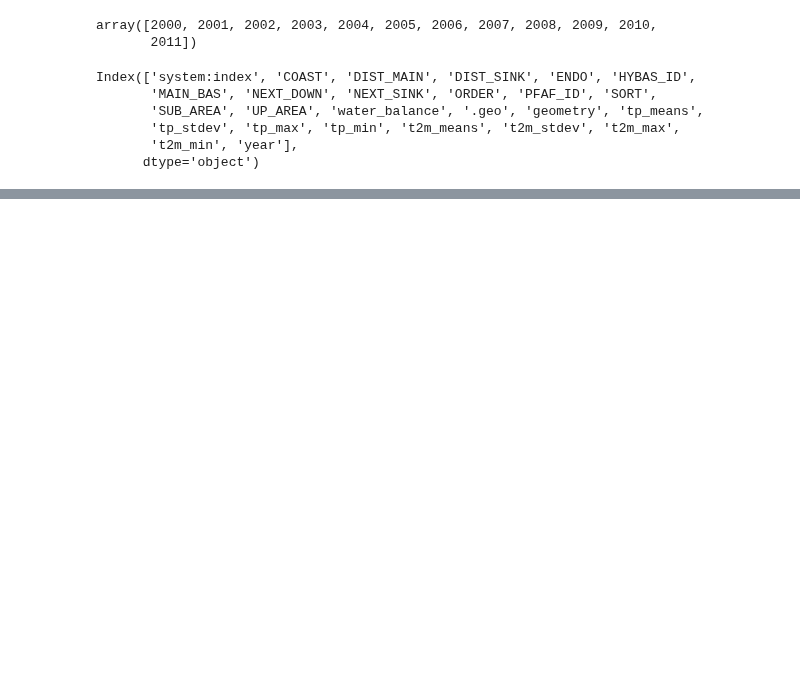
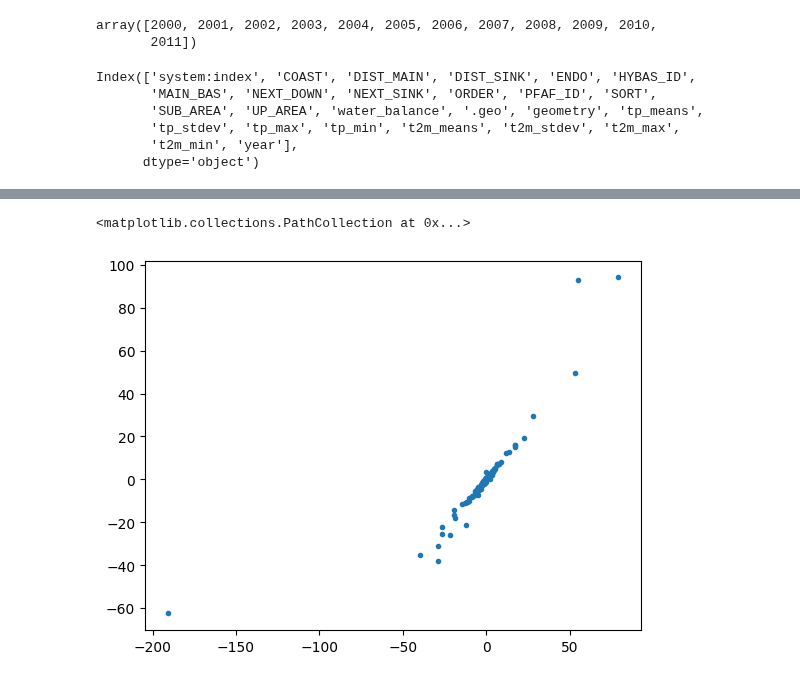
Before and after one commit to 4DModeller/tblakes, a Jupyter notebook: back_to_basins.ipynb, the cells around one changed output, grey strips where cells are left out. Cells and saved outputs as stored; diff of their text form; code cells hidden in the pictures; blank space fills up the shorter version.

```diff
--- a/back_to_basins.ipynb
+++ b/back_to_basins.ipynb
@@ -229,5 +250,17 @@ df.head()
 # %%
 df = pd.concat(dfs)
 # %%
-df.columns
+cols = df.columns
+dont_keep = ['system:index'
+             , 'HYBAS_ID'
+             , 'MAIN_BAS'
+             , 'NEXT_DOWN'
+             , 'NEXT_SINK'
+             , 'ORDER'
+             , 'PFAF_ID'
+             , 'SORT'
+             ,'.geo'
+             , 'geometry']
+cols = np.setdiff1d(cols, dont_keep)
+cols
 # %% [output]
@@ -326,0 +359,8 @@ R2   (precipitation): 0.7128120487995695
+# %%
+fig, ax = plt.subplots()
+
+ax.scatter(y_test, predictions, marker='.')
+# ax.set_yscale('log')
+# %% [output]
+<matplotlib.collections.PathCollection at 0x...>
+[figure, added]
```
Also changed, not shown: parts of 9 cells of this notebook.
